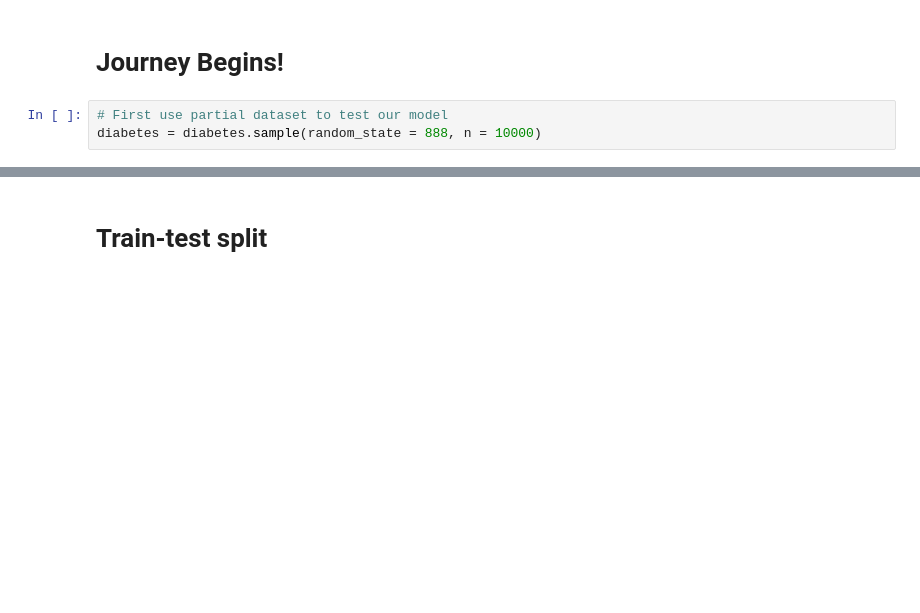
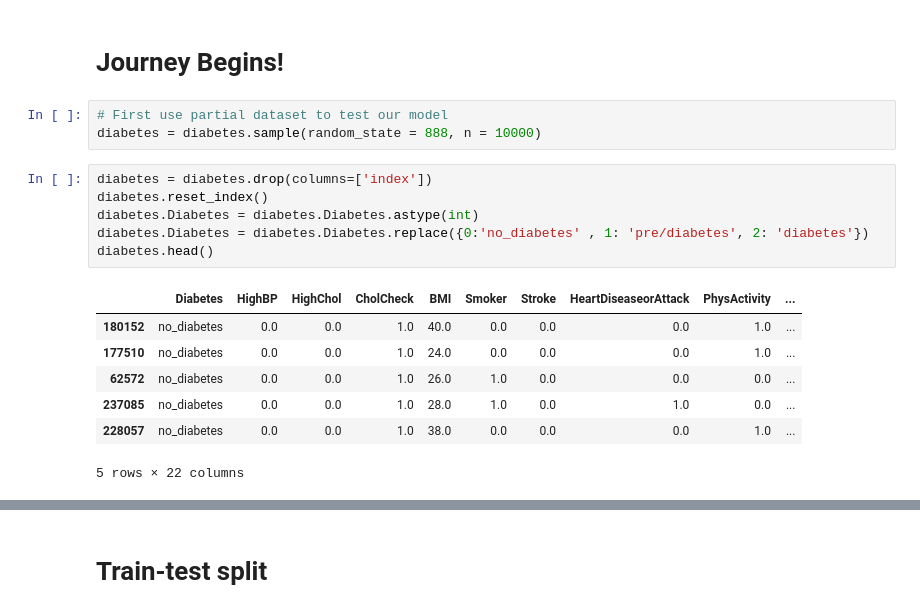
Before and after one commit to COGS118A/Group029-Wi23, a Jupyter notebook: CheckpointGroup029-Wi23.ipynb, the cells around one changed output, grey strips where cells are left out. Drawn from its saved outputs; the diff is of its cells as text; blank space fills up the shorter version.

```diff
--- a/CheckpointGroup029-Wi23.ipynb
+++ b/CheckpointGroup029-Wi23.ipynb
@@ -328,3 +378,17 @@ diabetes.describe()
 # %%
 # First use partial dataset to test our model
 diabetes = diabetes.sample(random_state = 888, n = 10000)
+# %%
+diabetes = diabetes.drop(columns=['index'])
+diabetes.reset_index()
+diabetes.Diabetes = diabetes.Diabetes.astype(int)
+diabetes.Diabetes = diabetes.Diabetes.replace({0:'no_diabetes' , 1: 'pre/diabetes', 2: 'diabetes'})
+diabetes.head()
+# %% [output]
+|  | Diabetes | HighBP | HighChol | CholCheck | BMI | Smoker | Stroke | HeartDiseaseorAttack | PhysActivity | ... |
+| 180152 | no_diabetes | 0.0 | 0.0 | 1.0 | 40.0 | 0.0 | 0.0 | 0.0 | 1.0 | ... |
+| 177510 | no_diabetes | 0.0 | 0.0 | 1.0 | 24.0 | 0.0 | 0.0 | 0.0 | 1.0 | ... |
+| 62572 | no_diabetes | 0.0 | 0.0 | 1.0 | 26.0 | 1.0 | 0.0 | 0.0 | 0.0 | ... |
+| 237085 | no_diabetes | 0.0 | 0.0 | 1.0 | 28.0 | 1.0 | 0.0 | 1.0 | 0.0 | ... |
+| 228057 | no_diabetes | 0.0 | 0.0 | 1.0 | 38.0 | 0.0 | 0.0 | 0.0 | 1.0 | ... |
+5 rows × 22 columns
```
Also changed, not shown: parts of 18 cells of this notebook.
